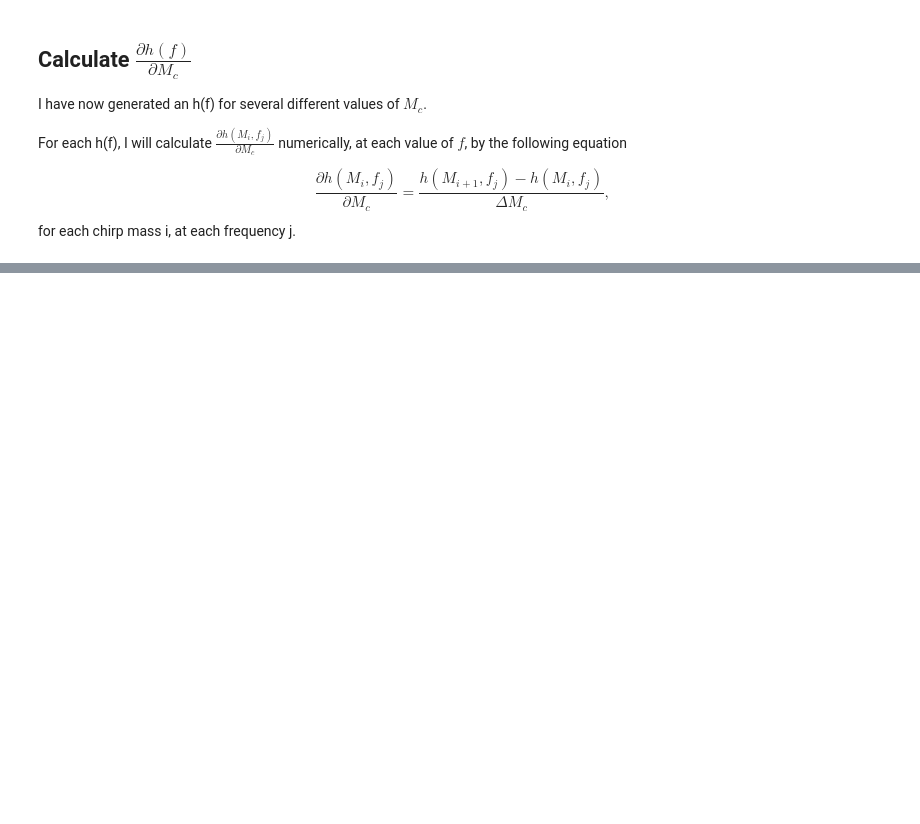
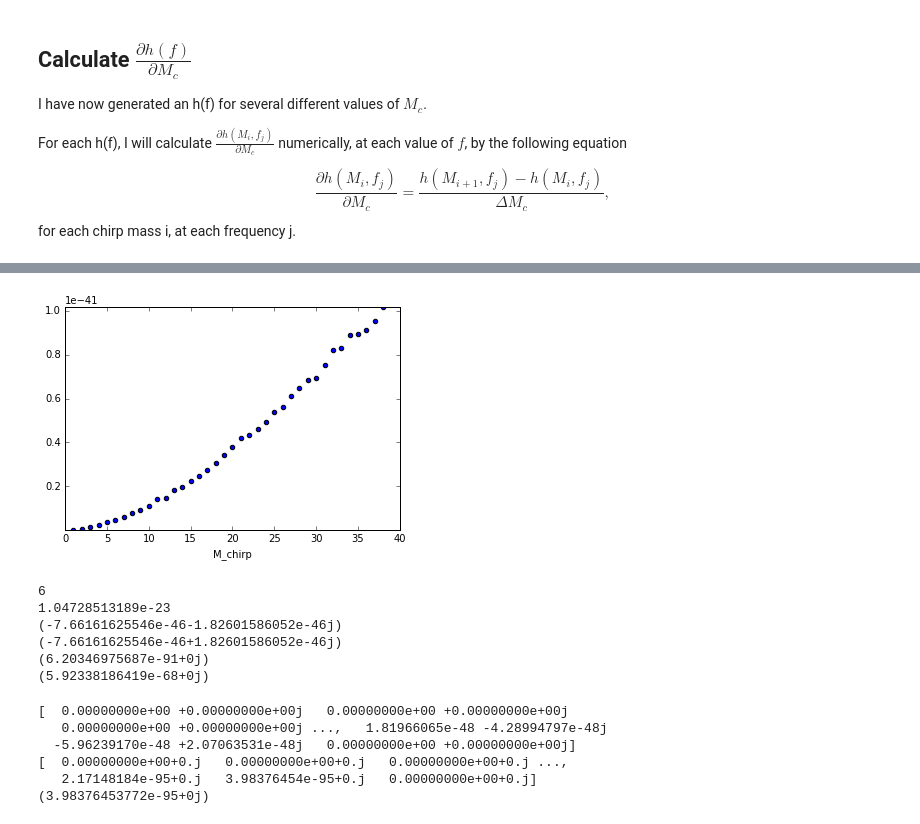
Before and after one commit to CIERA-Northwestern/precession_measurability, a Jupyter notebook: fisher_matrix.ipynb, the cells around one changed output, grey strips where cells are left out. Drawn from its saved outputs; the diff is of its cells as text; code cells hidden in the pictures; blank space fills up the shorter version.

```diff
--- a/fisher_matrix.ipynb
+++ b/fisher_matrix.ipynb
@@ -155,0 +194,38 @@ plt.show()
+# %%
+# Calculate the Fisher matrix for each m_chirp with psd
+fisher = []
+for deriv in waveform_derivs:
+    fisher.append(4 * numpy.real(numpy.sum(deriv * numpy.conjugate(deriv) / psd_relevant ) * delta_f))
+plt.scatter(mcs[:-1], numpy.asarray(fisher))
+plt.xlim([0, None])
+plt.ylim(min(fisher), max(fisher))
+plt.xlabel('M_chirp')
+plt.show()
+# %% [output]
+[figure, added]
+# %%
+d = waveform_derivs[5]
+print(mcs[5])
+print(psd_relevant[300])
+print(d[300])
+print(numpy.conjugate(d[300]))
+print(d[300] * numpy.conjugate(d[300]))
+print(d[300] * numpy.conjugate(d[300]) / psd_relevant[300])
+# %% [output]
+6
+1.04728513189e-23
+(-7.66161625546e-46-1.82601586052e-46j)
+(-7.66161625546e-46+1.82601586052e-46j)
+(6.20346975687e-91+0j)
+(5.92338186419e-68+0j)
+# %%
+print(d)
+print(d * numpy.conjugate(d))
+print(d[-2] * numpy.conjugate(d[-2]))
+# %% [output]
+[  0.00000000e+00 +0.00000000e+00j   0.00000000e+00 +0.00000000e+00j
+   0.00000000e+00 +0.00000000e+00j ...,   1.81966065e-48 -4.28994797e-48j
+  -5.96239170e-48 +2.07063531e-48j   0.00000000e+00 +0.00000000e+00j]
+[  0.00000000e+00+0.j   0.00000000e+00+0.j   0.00000000e+00+0.j ...,
+   2.17148184e-95+0.j   3.98376454e-95+0.j   0.00000000e+00+0.j]
+(3.98376453772e-95+0j)
```
Also changed, not shown: parts of 7 cells of this notebook, 1 other file.
